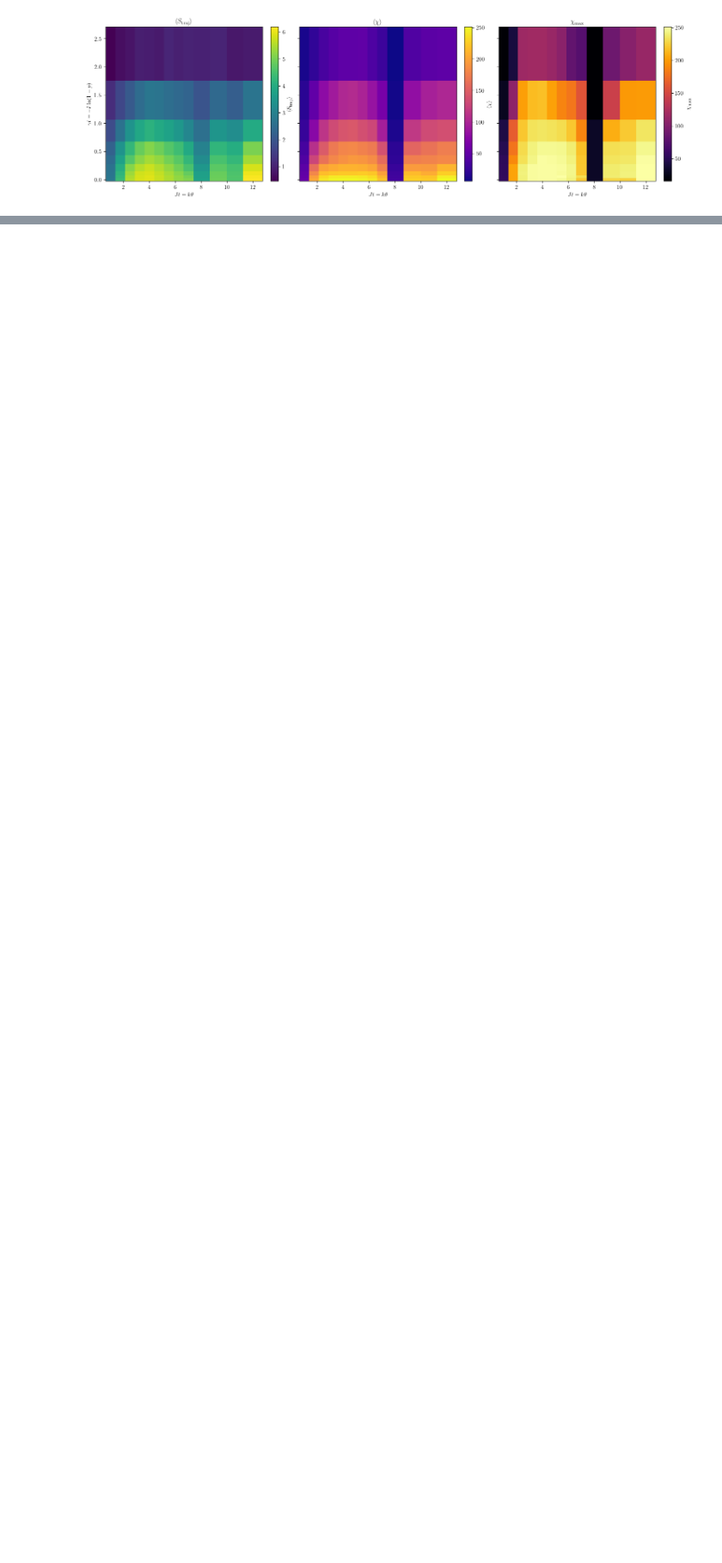
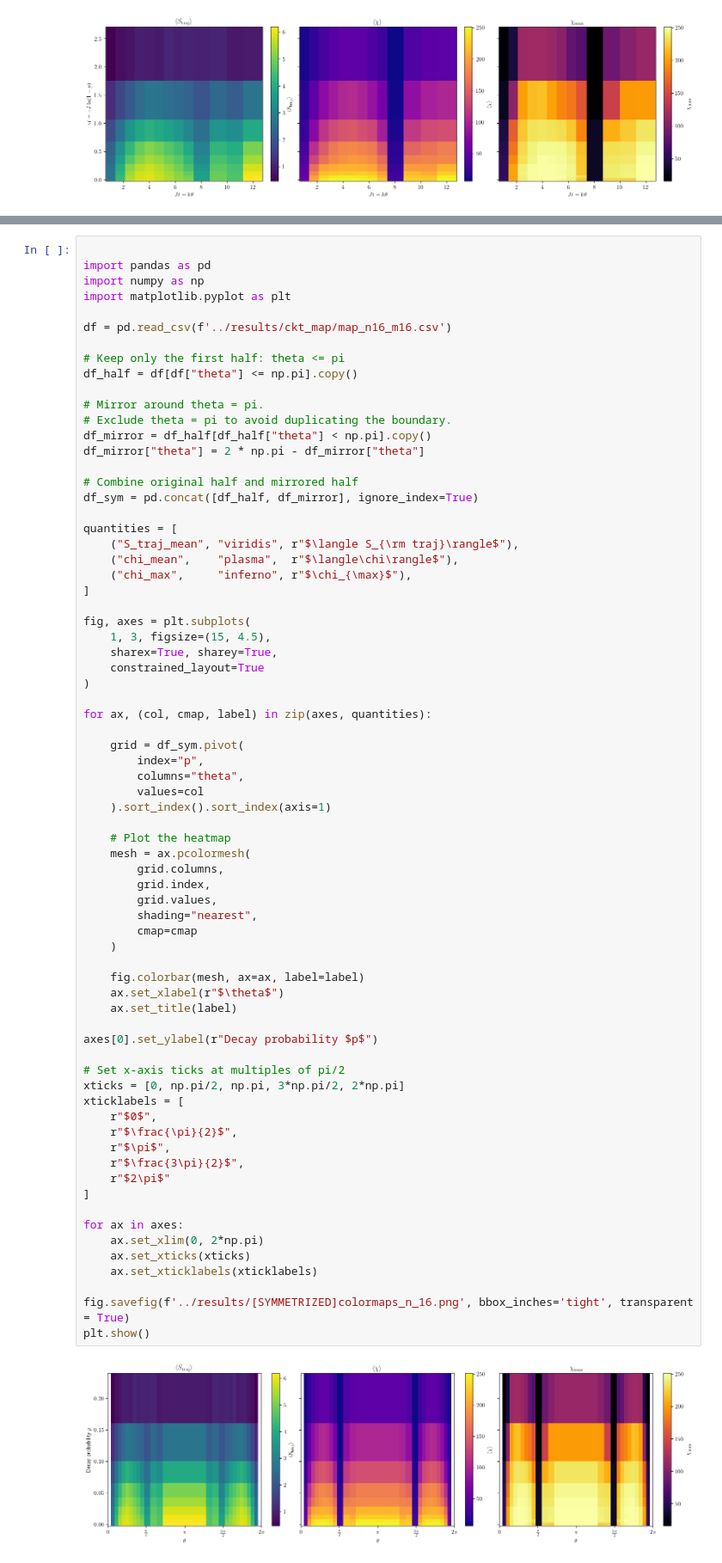
Before and after one commit to bentirher/dmpf_dissipation, a Jupyter notebook: standard_adc/classical_hardness_plot.ipynb, the cells around one changed output, grey strips where cells are left out. Shown at 86% size. Saved outputs shown, nothing was run; the diff lists cells and outputs as text; blank space fills up the shorter version.

```diff
--- a/standard_adc/classical_hardness_plot.ipynb
+++ b/standard_adc/classical_hardness_plot.ipynb
@@ -227,0 +232,73 @@ plt.show()
+# %%
+
+import pandas as pd
+import numpy as np
+import matplotlib.pyplot as plt
+
+df = pd.read_csv(f'../results/ckt_map/map_n16_m16.csv')
+
+# Keep only the first half: theta <= pi
+df_half = df[df["theta"] <= np.pi].copy()
+
+# Mirror around theta = pi.
+# Exclude theta = pi to avoid duplicating the boundary.
+df_mirror = df_half[df_half["theta"] < np.pi].copy()
+df_mirror["theta"] = 2 * np.pi - df_mirror["theta"]
+
+# Combine original half and mirrored half
+df_sym = pd.concat([df_half, df_mirror], ignore_index=True)
+
+quantities = [
+    ("S_traj_mean", "viridis", r"$\langle S_{\rm traj}\rangle$"),
+    ("chi_mean",    "plasma",  r"$\langle\chi\rangle$"),
+    ("chi_max",     "inferno", r"$\chi_{\max}$"),
+]
+
+fig, axes = plt.subplots(
+    1, 3, figsize=(15, 4.5),
+    sharex=True, sharey=True,
+    constrained_layout=True
+)
+
+for ax, (col, cmap, label) in zip(axes, quantities):
+
+    grid = df_sym.pivot(
+        index="p",
+        columns="theta",
+        values=col
+    ).sort_index().sort_index(axis=1)
+
+    # Plot the heatmap
+    mesh = ax.pcolormesh(
+        grid.columns,
+        grid.index,
+        grid.values,
+        shading="nearest",
+        cmap=cmap
+    )
+
+    fig.colorbar(mesh, ax=ax, label=label)
+    ax.set_xlabel(r"$\theta$")
+    ax.set_title(label)
+
+axes[0].set_ylabel(r"Decay probability $p$")
+
+# Set x-axis ticks at multiples of pi/2
+xticks = [0, np.pi/2, np.pi, 3*np.pi/2, 2*np.pi]
+xticklabels = [
+    r"$0$",
+    r"$\frac{\pi}{2}$",
+    r"$\pi$",
+    r"$\frac{3\pi}{2}$",
+    r"$2\pi$"
+]
+
+for ax in axes:
+    ax.set_xlim(0, 2*np.pi)
+    ax.set_xticks(xticks)
+    ax.set_xticklabels(xticklabels)
+
+fig.savefig(f'../results/[SYMMETRIZED]colormaps_n_16.png', bbox_inches='tight', transparent = True)
+plt.show()
+# %% [output]
+[figure, added]
```
Also changed, not shown: parts of 3 cells of this notebook.
